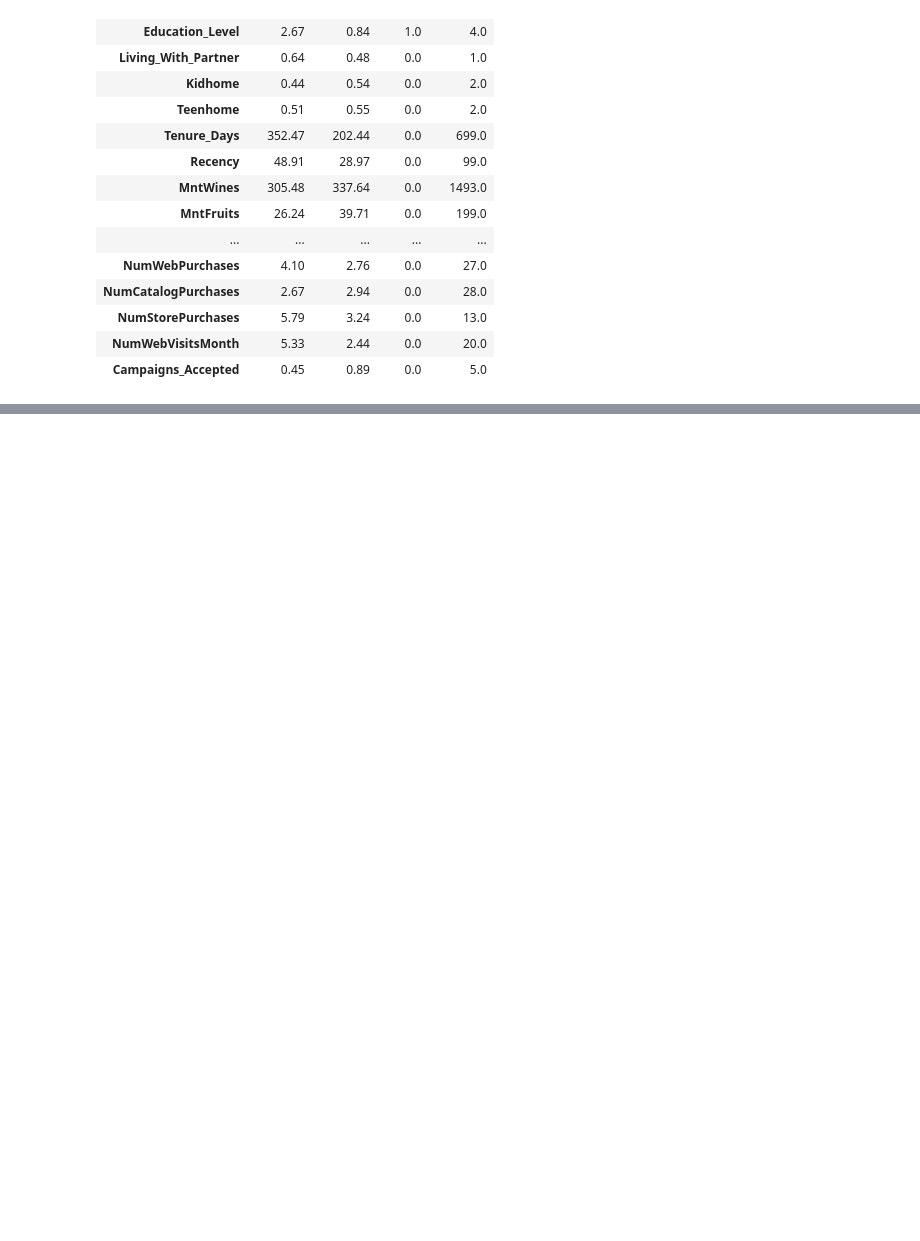
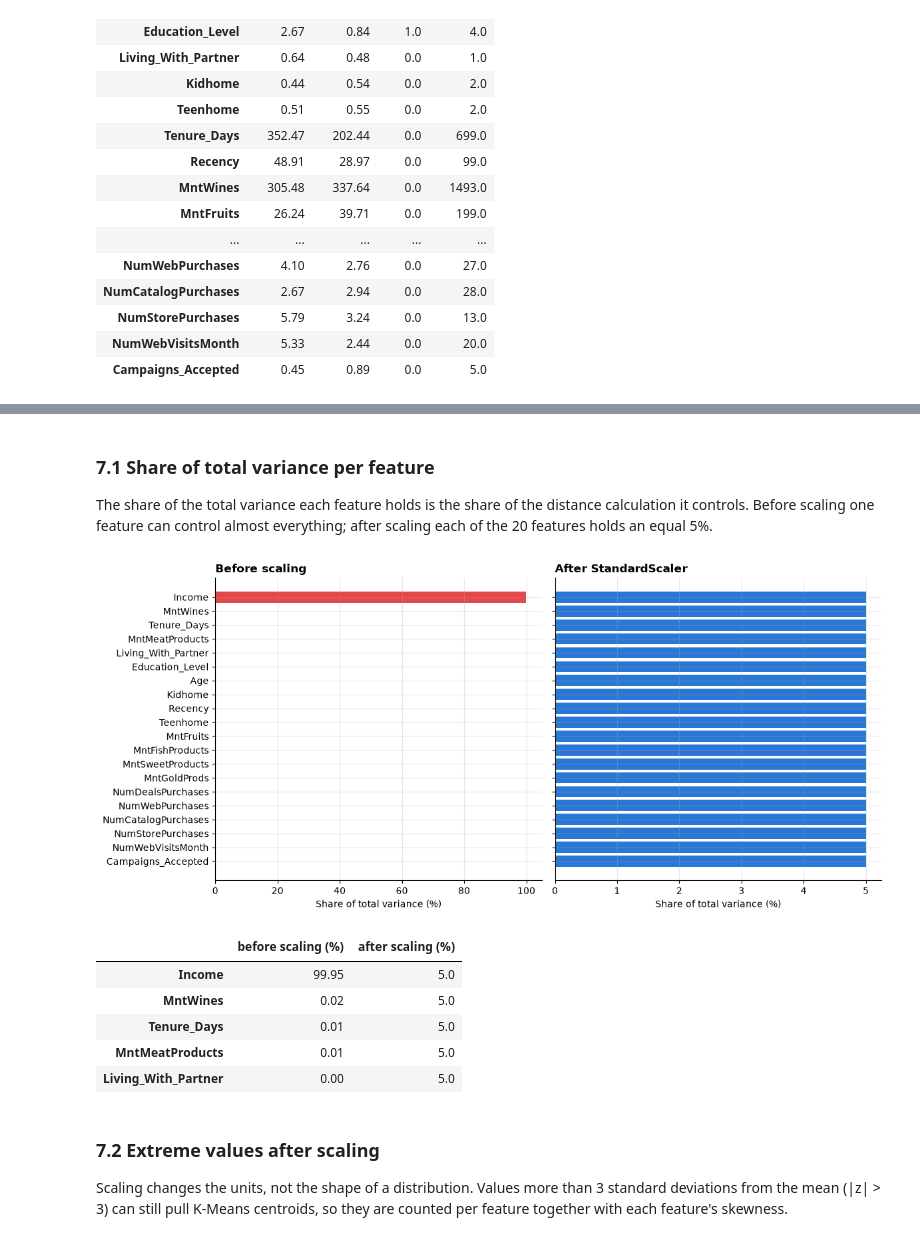
Before and after one commit to nadiagul01/customer-segmentation, a Jupyter notebook: notebooks/customer_segmentation.ipynb, the cells around one changed output, grey strips where cells are left out. Cells and saved outputs as stored; diff of their text form; code cells hidden in the pictures; blank space fills up the shorter version.

```diff
--- a/notebooks/customer_segmentation.ipynb
+++ b/notebooks/customer_segmentation.ipynb
@@ -332,0 +340,19 @@ Missing values: 0
+# %%
+import matplotlib.pyplot as plt
+from sklearn.preprocessing import StandardScaler
+
+FIG_DIR = ROOT / "reports" / "figures"
+FIG_DIR.mkdir(parents=True, exist_ok=True)
+plt.rcParams.update({"figure.facecolor": "white", "axes.grid": True, "grid.alpha": 0.3,
+                     "axes.spines.top": False, "axes.spines.right": False})
+BLUE, RED = "#2a78d6", "#e34948"
+
+scaler = StandardScaler()
+X_scaled = pd.DataFrame(scaler.fit_transform(X), columns=CLUSTER_FEATURES, index=X.index)
+
+pd.DataFrame({
+    "mean before": X.mean(),
+    "std before": X.std(ddof=0),
+    "mean after": X_scaled.mean(),
+    "std after": X_scaled.std(ddof=0),
+}).round(3)
@@ -332,0 +377,40 @@ Missing values: 0
+# %% [markdown]
+### 7.1 Share of total variance per feature
+
+The share of the total variance each feature holds is the share of the distance calculation it
+controls. Before scaling one feature can control almost everything; after scaling each of the
+20 features holds an equal 5%.
+# %%
+share_before = X.var(ddof=0) / X.var(ddof=0).sum() * 100
+share_after = X_scaled.var(ddof=0) / X_scaled.var(ddof=0).sum() * 100
+variance_share = pd.DataFrame({"before scaling (%)": share_before,
+                               "after scaling (%)": share_after}).round(2)
+variance_share = variance_share.sort_values("before scaling (%)", ascending=False)
+
+fig, axes = plt.subplots(1, 2, figsize=(12, 5.5), sharey=True)
+order = variance_share.index[::-1]
+axes[0].barh(order, variance_share.loc[order, "before scaling (%)"], color=RED)
+axes[0].set_title("Before scaling", loc="left", fontweight="bold")
+axes[0].set_xlabel("Share of total variance (%)")
+axes[1].barh(order, variance_share.loc[order, "after scaling (%)"], color=BLUE)
+axes[1].set_title("After StandardScaler", loc="left", fontweight="bold")
+axes[1].set_xlabel("Share of total variance (%)")
+fig.tight_layout()
+fig.savefig(FIG_DIR / "01_variance_share_scaling.png", dpi=150)
+plt.show()
+
+variance_share.head(5)
+# %% [output]
+[figure, added]
+|  | before scaling (%) | after scaling (%) |
+| Income | 99.95 | 5.0 |
+| MntWines | 0.02 | 5.0 |
+| Tenure_Days | 0.01 | 5.0 |
+| MntMeatProducts | 0.01 | 5.0 |
+| Living_With_Partner | 0.00 | 5.0 |
+# %% [markdown]
+### 7.2 Extreme values after scaling
+
+Scaling changes the units, not the shape of a distribution. Values more than 3 standard
+deviations from the mean (|z| > 3) can still pull K-Means centroids, so they are counted per
+feature together with each feature's skewness.
```
Also changed, not shown: parts of 21 cells of this notebook.
